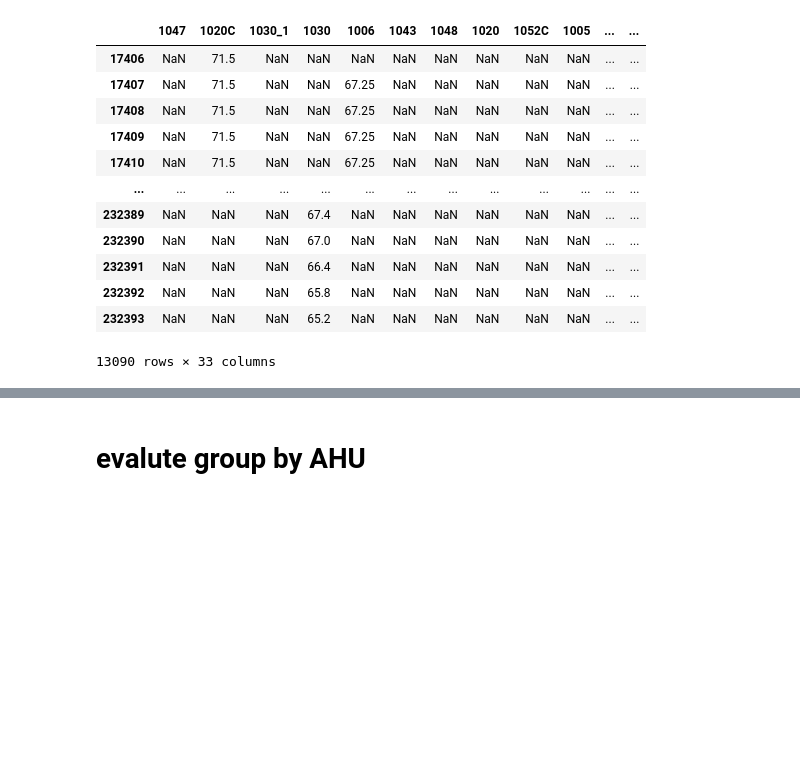
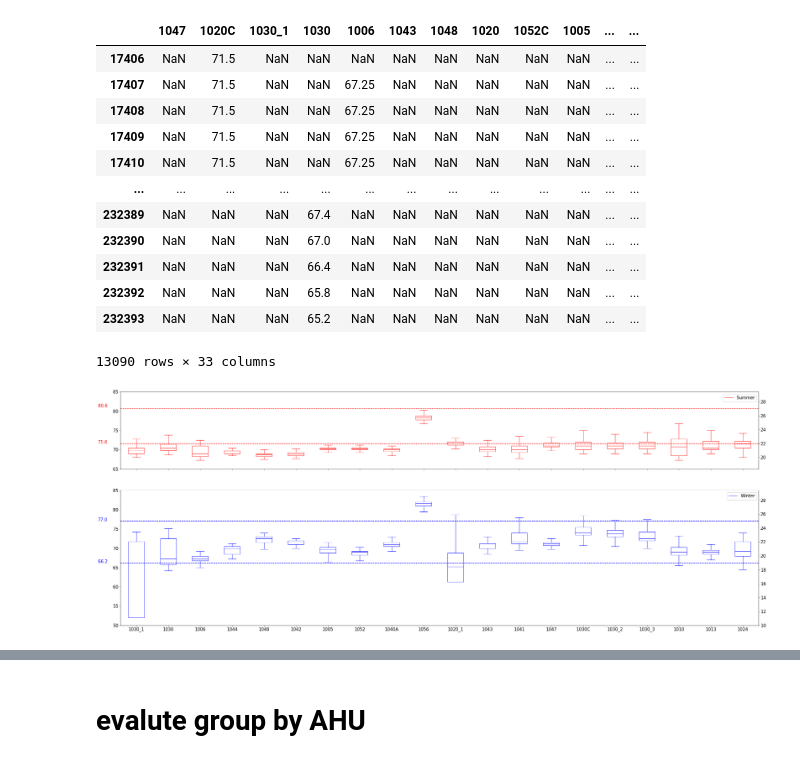
Before and after one commit to ruijis/mortardata_comfort_evaluation, a Jupyter notebook: demo.ipynb, the cells around one changed output, grey strips where cells are left out. Cells and saved outputs as stored; diff of their text form; code cells hidden in the pictures; blank space fills up the shorter version.

```diff
--- a/demo.ipynb
+++ b/demo.ipynb
@@ -320,3 +283,47 @@ res_w
 | 232392 | NaN | NaN | NaN | 65.8 | NaN | NaN | NaN | NaN | NaN | NaN | ... | ... |
 | 232393 | NaN | NaN | NaN | 65.2 | NaN | NaN | NaN | NaN | NaN | NaN | ... | ... |
 13090 rows × 33 columns
+# %%
+# drop all zeros in the dataframe
+res_s = res_s[res_s!= 0]
+res_w = res_w[res_w!= 0]
+import numpy as np
+import matplotlib.pyplot as plt
+from matplotlib.ticker import MaxNLocator
+
+fig, axes = plt.subplots(2, figsize=(40, 15), gridspec_kw={'height_ratios': [4, 7]})
+
+# plot the summer and winter pandas dataframe
+res_s.boxplot(column=floor1_order[0:20], color='red', showfliers=False, ax=axes[0])
+res_w.boxplot(column=floor1_order[0:20], color='blue', showfliers=False, ax=axes[1])
+# setup the F yaxis and C yaxis
+axes[0].set_yticks(np.arange(65, 90, 5))
+axes[1].set_yticks(np.arange(50, 90, 5))
+axes0_m = axes[0].twinx()
+axes1_m = axes[1].twinx()
+axes0_m.set_ylim((65-32)/1.8, (85-32)/1.8)
+axes1_m.set_ylim((50-32)/1.8, (85-32)/1.8)
+axes1_m.yaxis.set_major_locator(MaxNLocator(integer=True))
+# change the font size of ytick, and not display the xaxis
+axes[0].tick_params(labelbottom=False, labelsize=15)
+axes[1].tick_params(labelsize=15)
+axes0_m.tick_params(labelsize=15)
+axes1_m.tick_params(labelsize=15)
+# add the range lines
+axes[0].axhline(y=71.6,color='red',linestyle='--')
+axes[0].axhline(y=80.6,color='red',linestyle='--')
+axes[0].text(-0.2,71.6,'71.6', fontsize=15, color='red')
+axes[0].text(-0.2,81,'80.6', fontsize=15, color='red')
+axes[1].axhline(y=66.2,color='blue',linestyle='--')
+axes[1].axhline(y=77.0,color='blue',linestyle='--')
+axes[1].text(-0.2,66.2,'66.2', fontsize=15, color='blue')
+axes[1].text(-0.2,77.0,'77.0', fontsize=15, color='blue')
+# add legend
+axes[0].legend(["Summer"], fontsize=15, loc='upper right')
+axes[1].legend(["Winter"], fontsize=15, loc='upper right')
+# turn off the grid
+axes[0].grid(False)
+axes[1].grid(False)
+plt.show()
+# %% [output]
+[figure, added]
```
Also changed, not shown: parts of 11 cells of this notebook.
